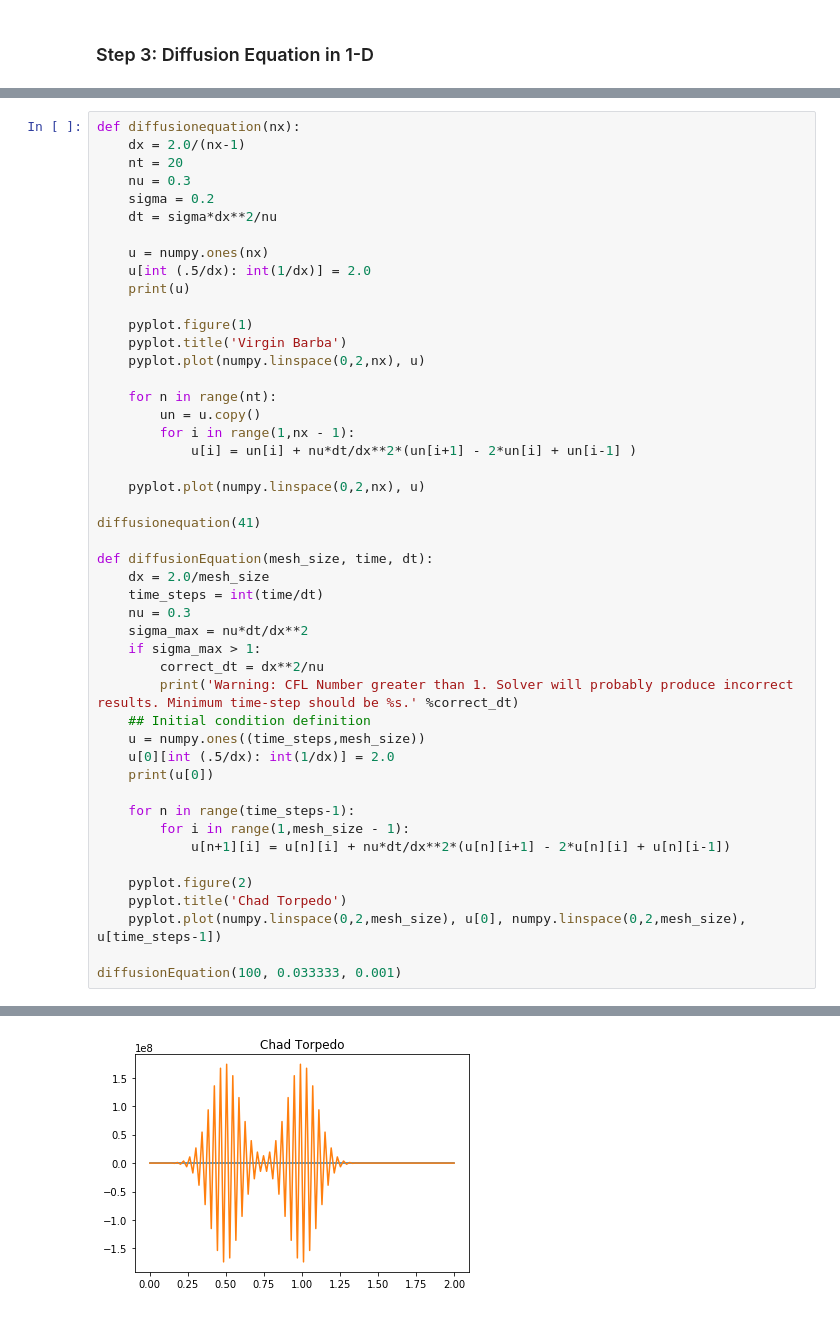
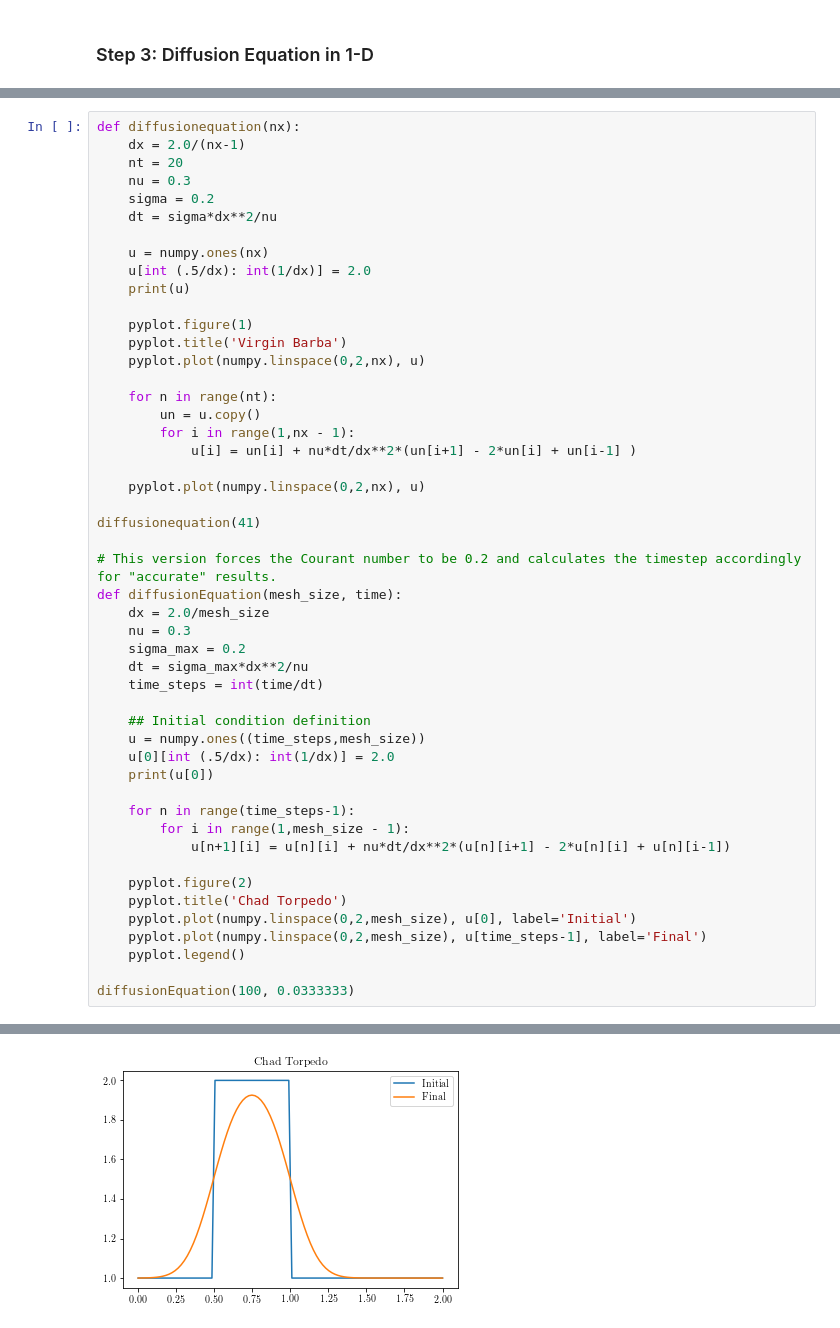
Before and after one commit to GodotMisogi/CFDCodes, a Jupyter notebook: CFDPython.ipynb, the cells around one changed output, grey strips where cells are left out. Drawn from its saved outputs; the diff is of its cells as text.

```diff
--- a/CFDPython.ipynb
+++ b/CFDPython.ipynb
@@ -216,14 +222,14 @@ def diffusionequation(nx):
 
 diffusionequation(41)
 
-def diffusionEquation(mesh_size, time, dt):
+# This version forces the Courant number to be 0.2 and calculates the timestep accordingly for "accurate" results.
+def diffusionEquation(mesh_size, time):
     dx = 2.0/mesh_size
+    nu = 0.3
+    sigma_max = 0.2
+    dt = sigma_max*dx**2/nu
     time_steps = int(time/dt)
-    nu = 0.3
-    sigma_max = nu*dt/dx**2
-    if sigma_max > 1:
-        correct_dt = dx**2/nu
-        print('Warning: CFL Number greater than 1. Solver will probably produce incorrect results. Minimum time-step should be %s.' %correct_dt)
+
     ## Initial condition definition
     u = numpy.ones((time_steps,mesh_size))
     u[0][int (.5/dx): int(1/dx)] = 2.0
@@ -235,9 +241,11 @@ def diffusionEquation(mesh_size, time, dt):
 
     pyplot.figure(2)
     pyplot.title('Chad Torpedo')
-    pyplot.plot(numpy.linspace(0,2,mesh_size), u[0], numpy.linspace(0,2,mesh_size), u[time_steps-1])
+    pyplot.plot(numpy.linspace(0,2,mesh_size), u[0], label='Initial')
+    pyplot.plot(numpy.linspace(0,2,mesh_size), u[time_steps-1], label='Final')
+    pyplot.legend()
 
-diffusionEquation(100, 0.033333, 0.001)
+diffusionEquation(100, 0.0333333)
 # %% [output]
 [1. 1. 1. 1. 1. 1. 1. 1. 1. 1. 2. 2. 2. 2. 2. 2. 2. 2. 2. 2. 1. 1. 1. 1.
  1. 1. 1. 1. 1. 1. 1. 1. 1. 1. 1. 1. 1. 1. 1. 1. 1.]
@@ -250 +258 @@ diffusionEquation(100, 0.033333, 0.001)
-[figure, old version]
+[figure, new version]
```
Also changed, not shown: parts of 14 cells of this notebook.
